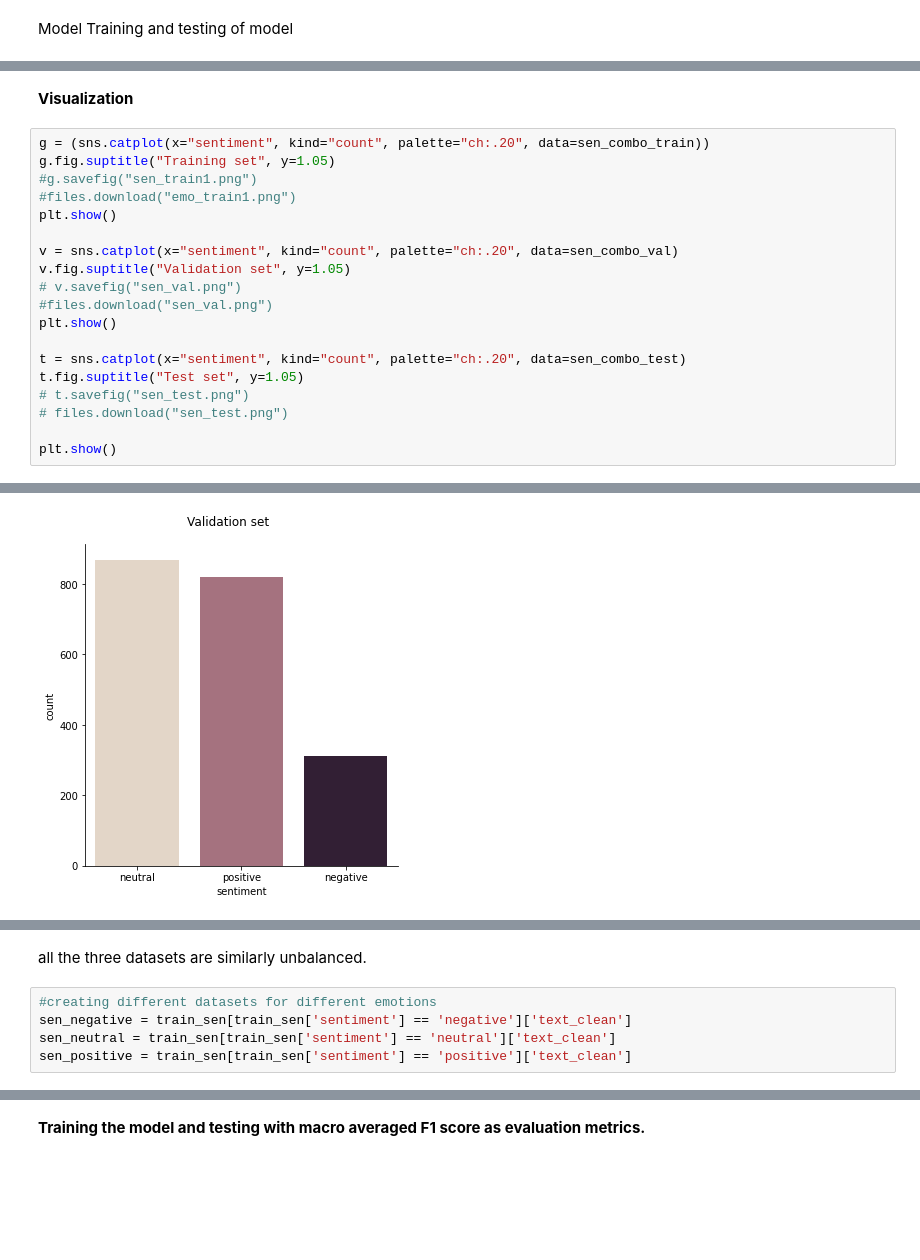
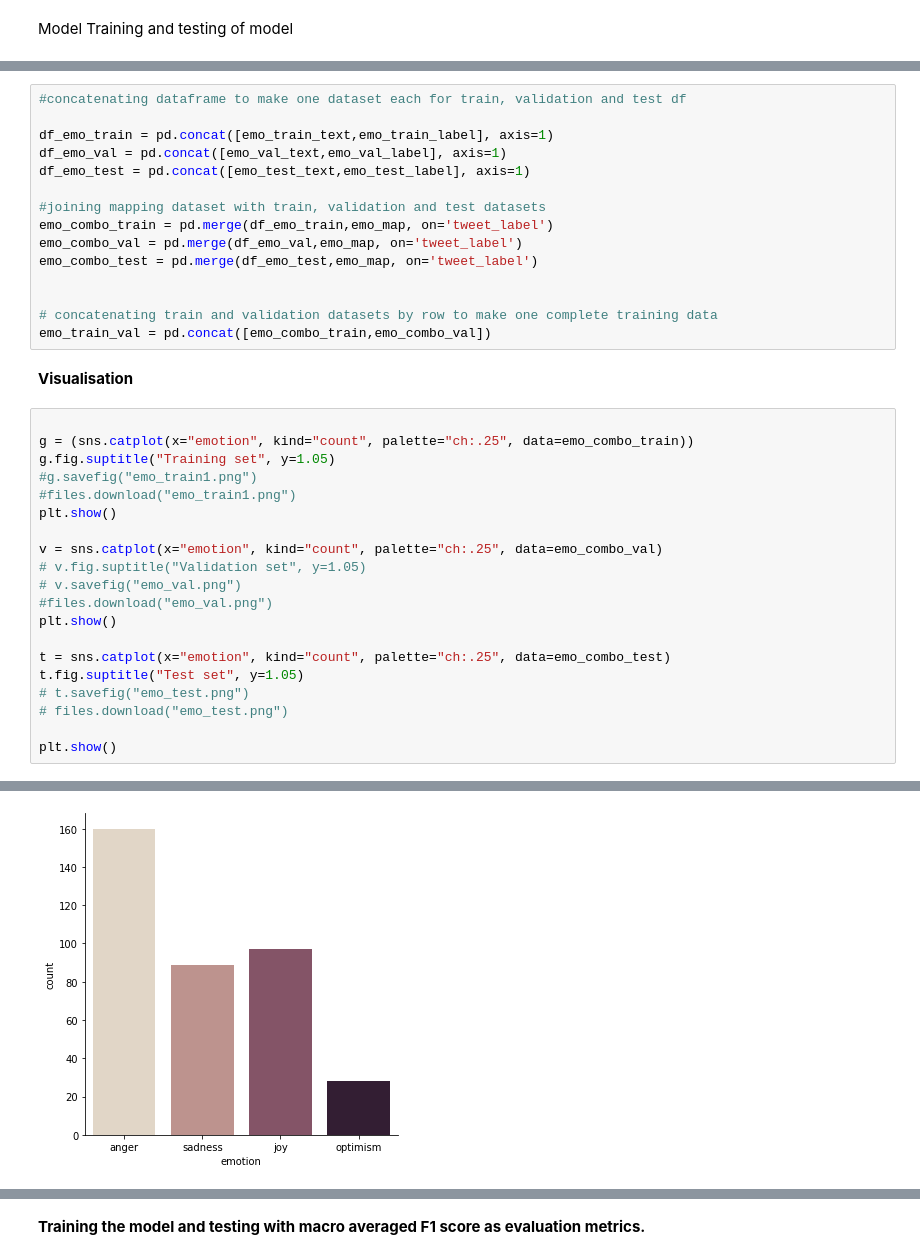
Before and after one commit to asishpattnaik1/CE888, a Jupyter notebook: Final_Project/TweetEvalClassification.ipynb, the cells around one changed output, grey strips where cells are left out. Drawn from its saved outputs; the diff is of its cells as text; blank space fills up the shorter version.

```diff
--- a/Final_Project/TweetEvalClassification.ipynb
+++ b/Final_Project/TweetEvalClassification.ipynb
@@ -916,22 +588,38 @@ train_sen.head()
+# %%
+#concatenating dataframe to make one dataset each for train, validation and test df
+
+df_emo_train = pd.concat([emo_train_text,emo_train_label], axis=1)
+df_emo_val = pd.concat([emo_val_text,emo_val_label], axis=1)
+df_emo_test = pd.concat([emo_test_text,emo_test_label], axis=1)
+
+#joining mapping dataset with train, validation and test datasets
+emo_combo_train = pd.merge(df_emo_train,emo_map, on='tweet_label')
+emo_combo_val = pd.merge(df_emo_val,emo_map, on='tweet_label')
+emo_combo_test = pd.merge(df_emo_test,emo_map, on='tweet_label')
+
+
+# concatenating train and validation datasets by row to make one complete training data
+emo_train_val = pd.concat([emo_combo_train,emo_combo_val])
 # %% [markdown]
-**Visualization**
+**Visualisation**
 # %%
-g = (sns.catplot(x="sentiment", kind="count", palette="ch:.20", data=sen_combo_train))
+
+g = (sns.catplot(x="emotion", kind="count", palette="ch:.25", data=emo_combo_train))
 g.fig.suptitle("Training set", y=1.05)
-#g.savefig("sen_train1.png")
+#g.savefig("emo_train1.png")
 #files.download("emo_train1.png")
 plt.show()
 
-v = sns.catplot(x="sentiment", kind="count", palette="ch:.20", data=sen_combo_val)
-v.fig.suptitle("Validation set", y=1.05)
-# v.savefig("sen_val.png")
-#files.download("sen_val.png")
+v = sns.catplot(x="emotion", kind="count", palette="ch:.25", data=emo_combo_val)
+# v.fig.suptitle("Validation set", y=1.05)
+# v.savefig("emo_val.png")
+#files.download("emo_val.png")
 plt.show()
 
-t = sns.catplot(x="sentiment", kind="count", palette="ch:.20", data=sen_combo_test)
+t = sns.catplot(x="emotion", kind="count", palette="ch:.25", data=emo_combo_test)
 t.fig.suptitle("Test set", y=1.05)
-# t.savefig("sen_test.png")
-# files.download("sen_test.png")
+# t.savefig("emo_test.png")
+# files.download("emo_test.png")
 
 plt.show()
 # %% [output]
@@ -939 +627 @@ plt.show()
-[figure, old version]
+[figure, new version]
@@ -941,7 +628,0 @@ plt.show()
-# %% [markdown]
-all the three datasets are similarly unbalanced.
-# %%
-#creating different datasets for different emotions
-sen_negative = train_sen[train_sen['sentiment'] == 'negative']['text_clean']
-sen_neutral = train_sen[train_sen['sentiment'] == 'neutral']['text_clean']
-sen_positive = train_sen[train_sen['sentiment'] == 'positive']['text_clean']
```
Also changed, not shown: parts of 69 cells of this notebook.
